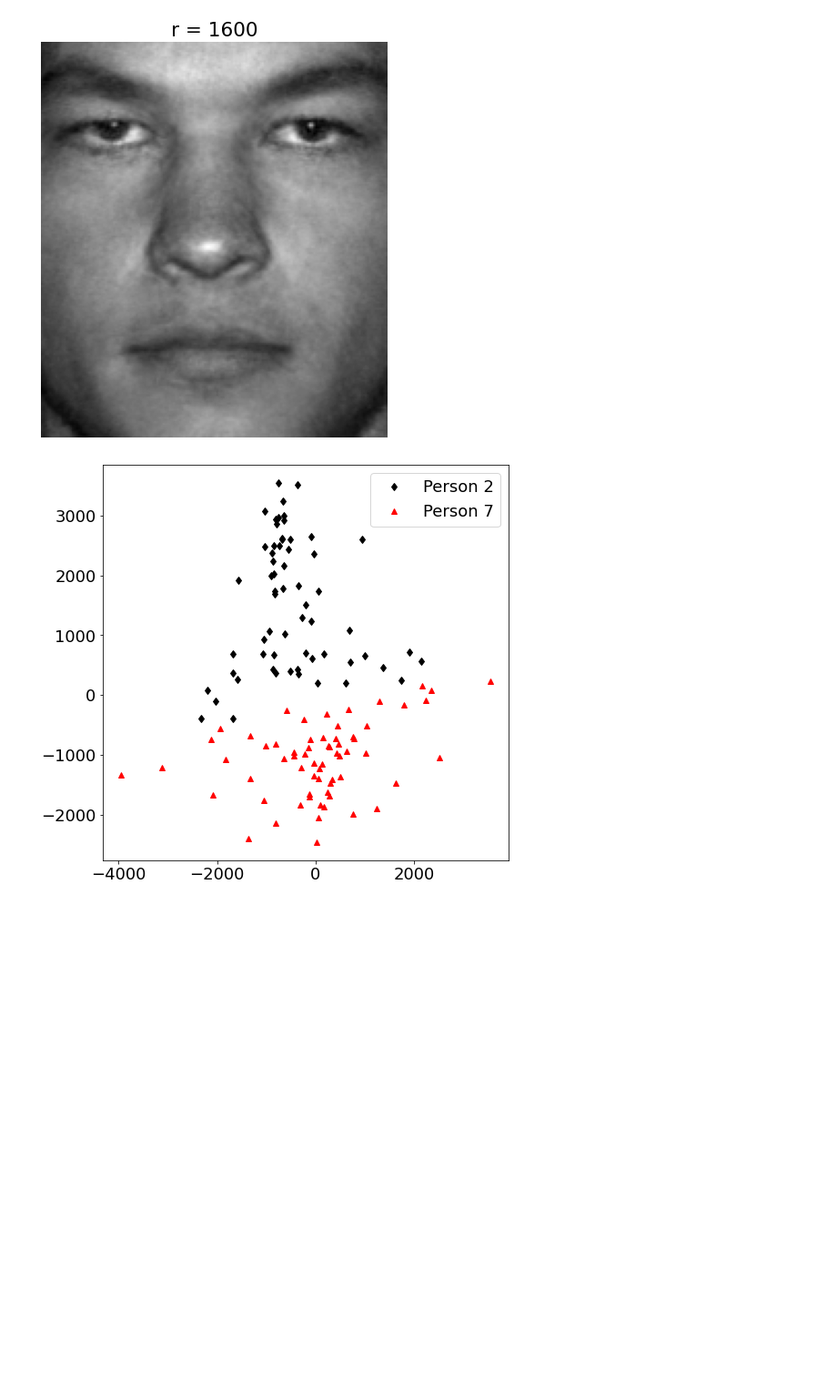
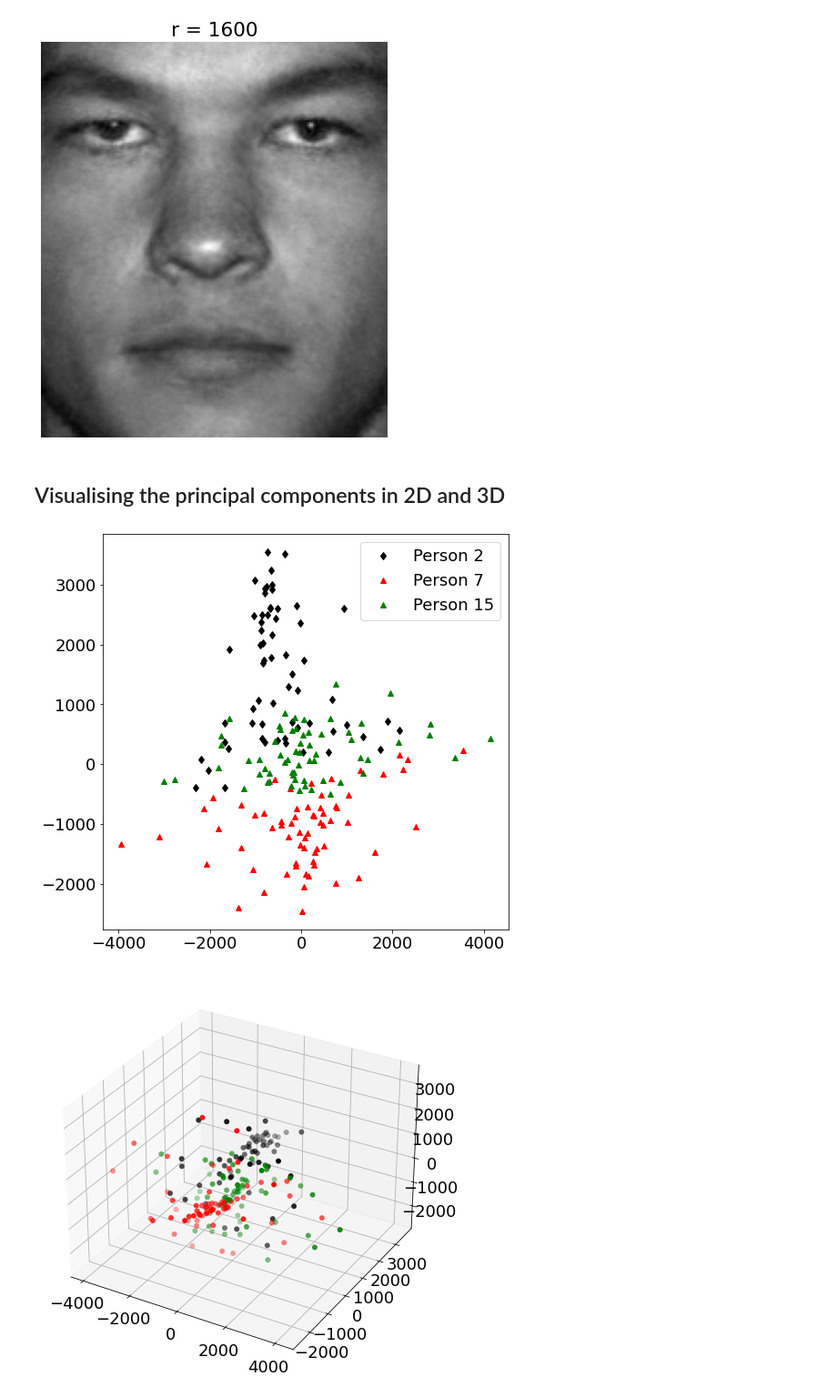
Before and after one commit to n4vya/pca-for-image-classification, a Jupyter notebook: pca-image-classification.ipynb, the cells around one changed output. Shown at 91% size. Drawn from its saved outputs; the diff is of its cells as text; code cells hidden in the pictures; blank space fills up the shorter version.

```diff
--- a/pca-image-classification.ipynb
+++ b/pca-image-classification.ipynb
@@ -8,5 +8,12 @@ conditions. Each image is of size 198 × 168 (≈ 32000 pixels)
 import matplotlib.pyplot as plt
 import numpy as np
 import scipy.io
-plt.rcParams['figure.figsize'] = [10, 10]
-plt.rcParams.update({'font.size': 18})
+
+from sklearn.decomposition import PCA
+from sklearn.neighbors import KNeighborsClassifier
+from sklearn.svm import SVC
+
+from sklearn.model_selection import train_test_split
+from sklearn.model_selection import GridSearchCV
+from sklearn.metrics import classification_report, accuracy_score
+from sklearn.metrics import confusion_matrix
@@ -152,26 +166,39 @@ for r in r_list:
 [figure]
 [figure]
 [figure]
+# %% [markdown]
+## Visualising the principal components in 2D and 3D
 # %%
  ## Project person 2 and 7 onto PC5 and PC6
-
 P1num = 2 # Person number 2
 P2num = 7 # Person number 7
+P3num = 16 # Person number 7
 
 P1 = faces[:,np.sum(nfaces[:(P1num-1)]):np.sum(nfaces[:P1num])]
 P2 = faces[:,np.sum(nfaces[:(P2num-1)]):np.sum(nfaces[:P2num])]
+P3 = faces[:,np.sum(nfaces[:(P3num-1)]):np.sum(nfaces[:P3num])]
 
 P1 = P1 - np.tile(avgFace,(P1.shape[1],1)).T
 P2 = P2 - np.tile(avgFace,(P2.shape[1],1)).T
+P3 = P3 - np.tile(avgFace,(P3.shape[1],1)).T
 
-PCAmodes = [5, 6] # Project onto PCA modes 5 and 6
+PCAmodes = [5,6,7] # Project onto PCA modes 5 and 6
 PCACoordsP1 = U[:,PCAmodes-np.ones_like(PCAmodes)].T @ P1
 PCACoordsP2 = U[:,PCAmodes-np.ones_like(PCAmodes)].T @ P2
+PCACoordsP3 = U[:,PCAmodes-np.ones_like(PCAmodes)].T @ P3
 
 plt.plot(PCACoordsP1[0,:],PCACoordsP1[1,:],'d',Color='k',label='Person 2')
 plt.plot(PCACoordsP2[0,:],PCACoordsP2[1,:],'^',Color='r',label='Person 7')
+plt.plot(PCACoordsP3[0,:],PCACoordsP3[1,:],'^',Color='g',label='Person 15')
 
 plt.legend()
 plt.show()
+
+ax = plt.axes(projection='3d')
+ax.scatter(PCACoordsP1[0,:],PCACoordsP1[1,:],PCACoordsP1[2,:],edgecolor='none',c='k',marker='o',s=35,label='SWASP')
+ax.scatter(PCACoordsP2[0,:],PCACoordsP2[1,:],PCACoordsP2[2,:],edgecolor='none',c='r',marker='o',s=35,label='SWASP')
+ax.scatter(PCACoordsP3[0,:],PCACoordsP3[1,:],PCACoordsP3[2,:],edgecolor='none',c='g',marker='o',s=35,label='SWASP')
+plt.show()
 # %% [output]
-[figure, old version]
+[figure, new version]
+[figure, added]
```
Also changed, not shown: parts of 24 cells of this notebook.
